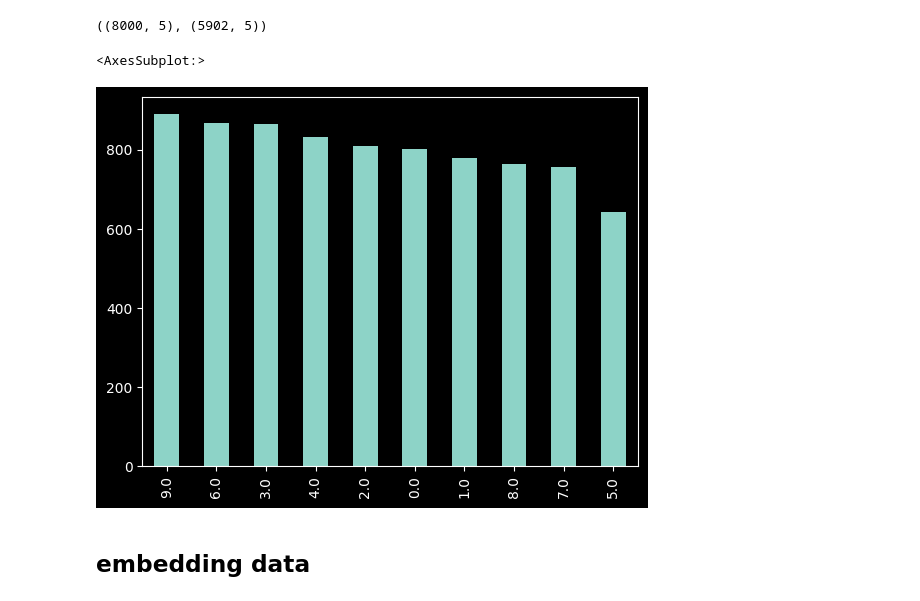
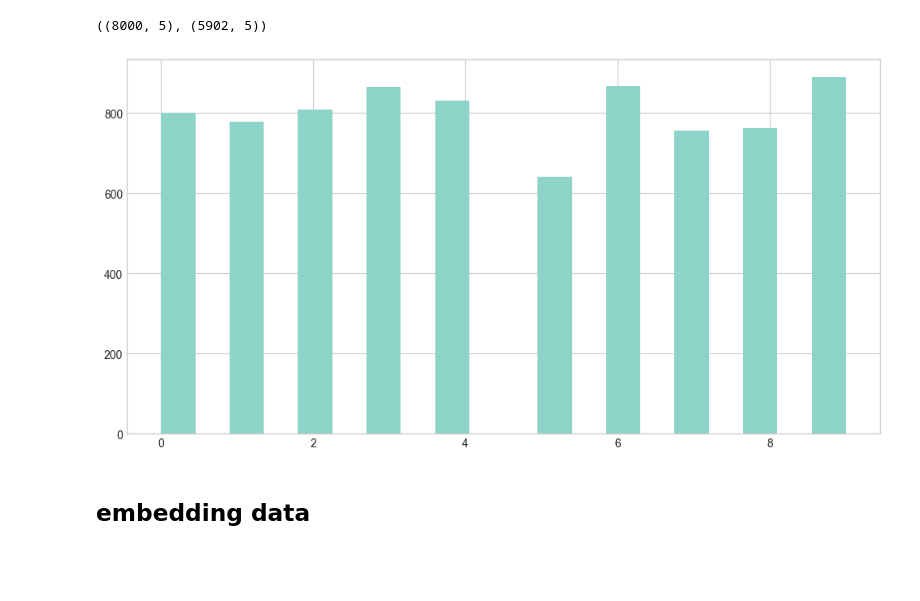
Before and after one commit to XiaoLinZzz/IML-A3, a Jupyter notebook: IML_A3/new_A3.ipynb, the cells around one changed output. Cells and saved outputs as stored; diff of their text form; code cells hidden in the pictures; blank space fills up the shorter version.

```diff
--- a/IML_A3/new_A3.ipynb
+++ b/IML_A3/new_A3.ipynb
@@ -127,12 +124,16 @@ label_raw_data, unlabel_raw_data = split_pd_data(train_raw_data)
 label_raw_data.shape, unlabel_raw_data.shape
 # %% [output]
 ((8000, 5), (5902, 5))
-# %%
-# plot the distribution of the labels
-label_raw_data['salary_bin'].value_counts().plot(kind='bar')
-# %% [output]
-<AxesSubplot:>
-[figure, removed]
+# %%
+# plot the distribution of the labels
+plt.figure(figsize=(12, 6))
+# plt.title('Distribution of the salary bins (Labeled data)')
+# plt.xlabel('Salary bins')
+# plt.ylabel('Number of salary bins')
+plt.hist(label_raw_data['salary_bin'], bins=20)
+plt.show()
+# %% [output]
+[figure, added]
 # %% [markdown]
 ## embedding data
 # %%
```
Also changed, not shown: parts of 5 cells of this notebook.
